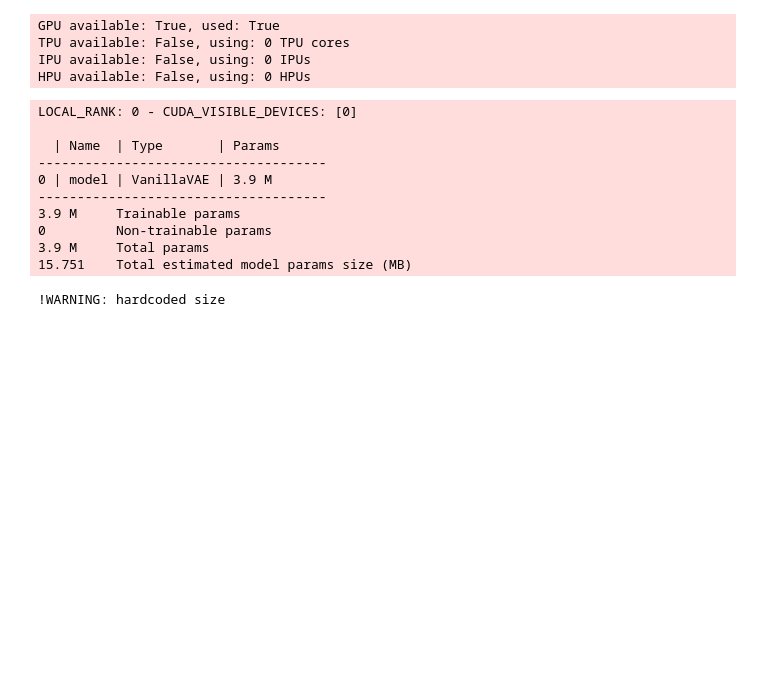
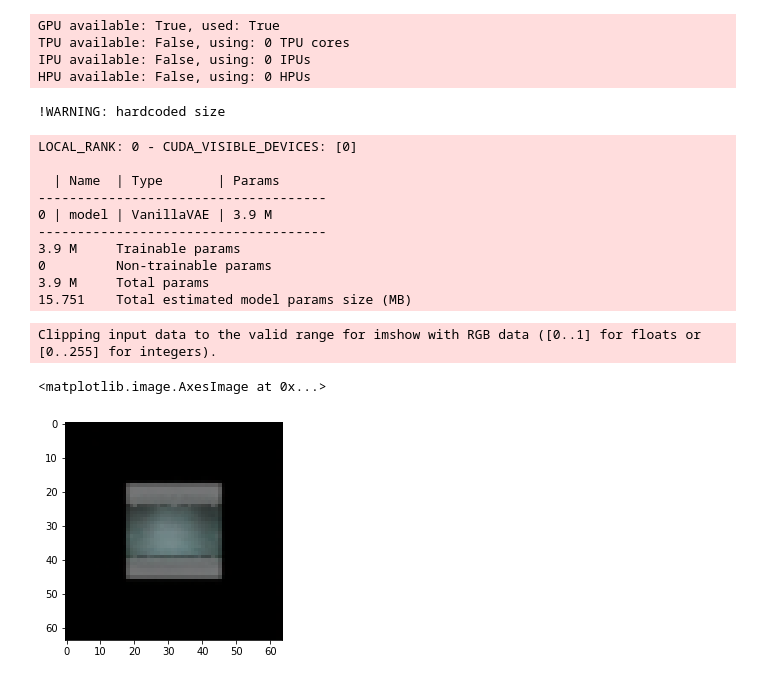
Before and after one commit to Jakob-98/wild, a Jupyter notebook: models/VAE/VAE_BASE.ipynb, the cells around one changed output. Drawn from its saved outputs; the diff is of its cells as text; code cells hidden in the pictures; blank space fills up the shorter version.

```diff
--- a/models/VAE/VAE_BASE.ipynb
+++ b/models/VAE/VAE_BASE.ipynb
@@ -121,11 +121,12 @@ class VAEDataset(pl.LightningDataModule):
     def setup(self, stage: Optional[str] = None) -> None:
 
         train_transforms = transforms.Compose([transforms.RandomHorizontalFlip(),
-                                              transforms.CenterCrop(148),
+                                            #   transforms.CenterCrop(148),
                                               transforms.Resize(self.patch_size),
                                               transforms.ToTensor(),])
 
-        val_transforms = transforms.Compose([transforms.CenterCrop(148),
+        val_transforms = transforms.Compose([
+                                            # transforms.CenterCrop(148),
                                             transforms.Resize(self.patch_size),
                                             transforms.ToTensor(),])
 
@@ -512,18 +513,27 @@ TPU available: False, using: 0 TPU cores
 IPU available: False, using: 0 IPUs
 HPU available: False, using: 0 HPUs
 # %%
-datamodule=VAEDataset(train_dir= 'C:/temp/ena/images/train100/', val_dir='C:/temp/ena/images/val/', test_dir='C:/temp/ena/images/test/')
+# datamodule=VAEDataset(train_dir= 'C:/temp/ena/images/train100/', val_dir='C:/temp/ena/images/val/', test_dir='C:/temp/ena/images/test/')
+datamodule=VAEDataset(train_dir= 'C:/temp/data_final/islands/images/ISL64xSeqRGBTrain5/', val_dir='C:/temp/data_final/islands/images/ISL64xSeqRGBVal20/', test_dir='C:/temp/data_final/islands/images/ISL64xSeqRGBTest20/')
 datamodule.setup()
 runner.fit(experiment, datamodule=datamodule)
 # %% [output]
-LOCAL_RANK: 0 - CUDA_VISIBLE_DEVICES: [0]
-
-  | Name  | Type       | Params
--------------------------------------
-0 | model | VanillaVAE | 3.9 M
--------------------------------------
-3.9 M     Trainable params
-0         Non-trainable params
-3.9 M     Total params
-15.751    Total estimated model params size (MB)
+!WARNING: hardcoded size
-!WARNING: hardcoded size
+LOCAL_RANK: 0 - CUDA_VISIBLE_DEVICES: [0]
+
+  | Name  | Type       | Params
+-------------------------------------
+0 | model | VanillaVAE | 3.9 M
+-------------------------------------
+3.9 M     Trainable params
+0         Non-trainable params
+3.9 M     Total params
+15.751    Total estimated model params size (MB)
+# %%
+res = model.forward(next(iter(datamodule.train_dataloader()))[0].to('cuda'))
+# %%
+plt.imshow(res[0][0].cpu().permute(1,2,0).detach().numpy())
+# %% [output]
+Clipping input data to the valid range for imshow with RGB data ([0..1] for floats or [0..255] for integers).
+<matplotlib.image.AxesImage at 0x...>
+[figure, added]
```
Also changed, not shown: parts of 13 cells of this notebook.
